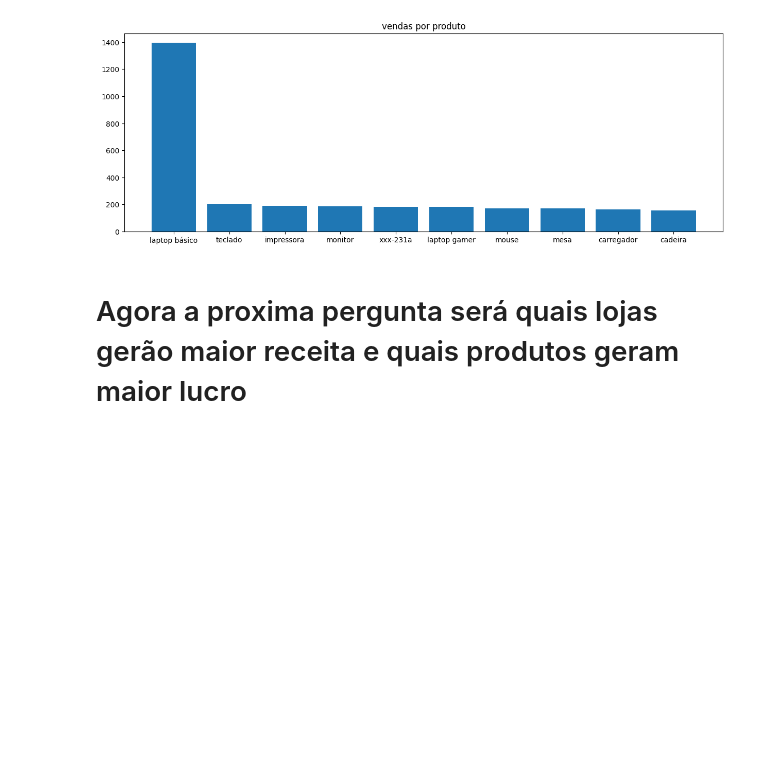
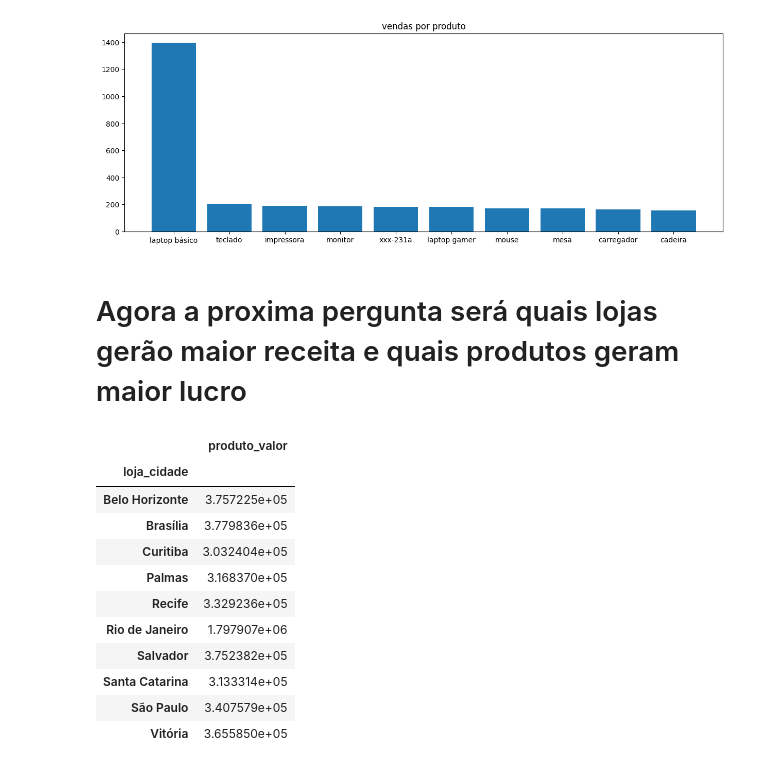
Before and after one commit to gamiel075/analise-de-dados, a Jupyter notebook: analise3.ipynb, the cells around one changed output. Cells and saved outputs as stored; diff of their text form; code cells hidden in the pictures; blank space fills up the shorter version.

```diff
--- a/analise3.ipynb
+++ b/analise3.ipynb
@@ -992,3 +978,18 @@ plt.show()
 [figure]
 # %% [markdown]
 # Agora a proxima pergunta será quais lojas gerão maior receita e quais produtos geram maior lucro
+# %%
+df[['loja_cidade','produto_valor']].groupby('loja_cidade').sum() #este jeito aqui eu tirei de estudos antigos do meu próprio git hub
+# %% [output]
+|  | produto_valor |
+| loja_cidade |  |
+| Belo Horizonte | 3.757225e+05 |
+| Brasília | 3.779836e+05 |
+| Curitiba | 3.032404e+05 |
+| Palmas | 3.168370e+05 |
+| Recife | 3.329236e+05 |
+| Rio de Janeiro | 1.797907e+06 |
+| Salvador | 3.752382e+05 |
+| Santa Catarina | 3.133314e+05 |
+| São Paulo | 3.407579e+05 |
+| Vitória | 3.655850e+05 |
```
Also changed, not shown: parts of 12 cells of this notebook, 1 other file.
